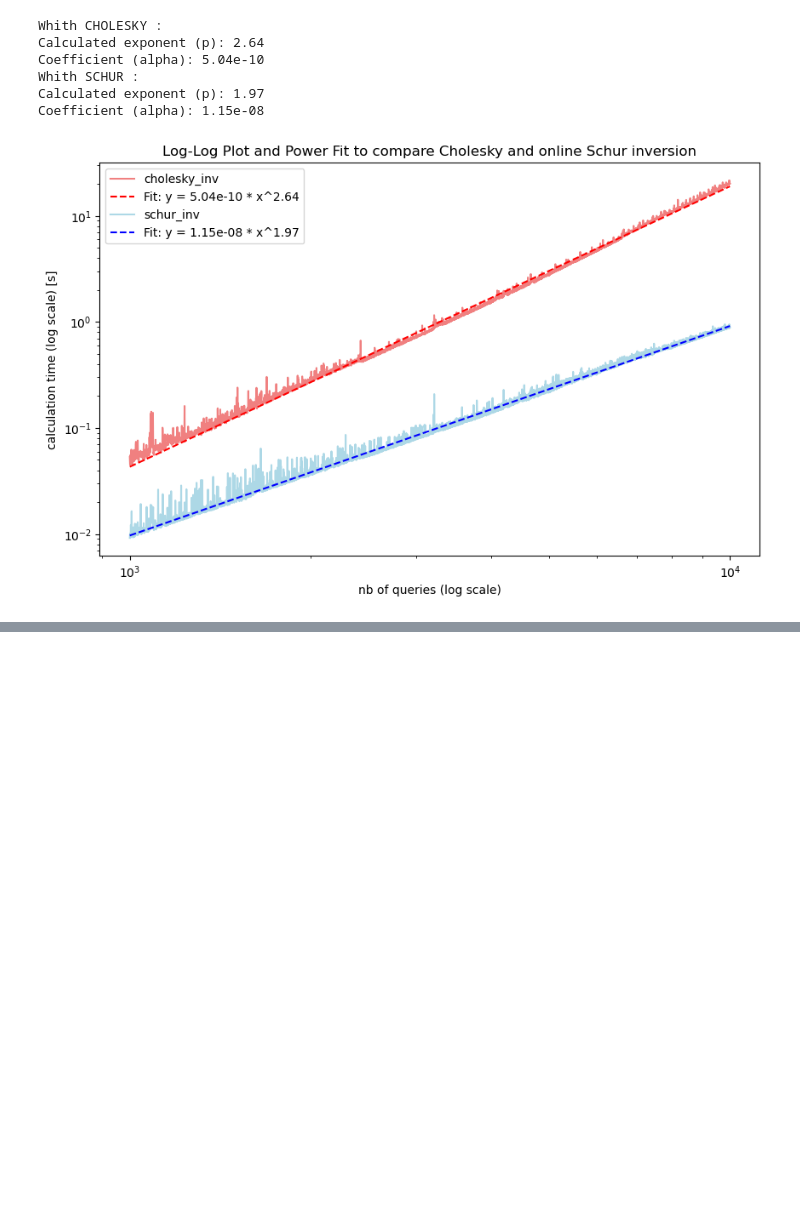
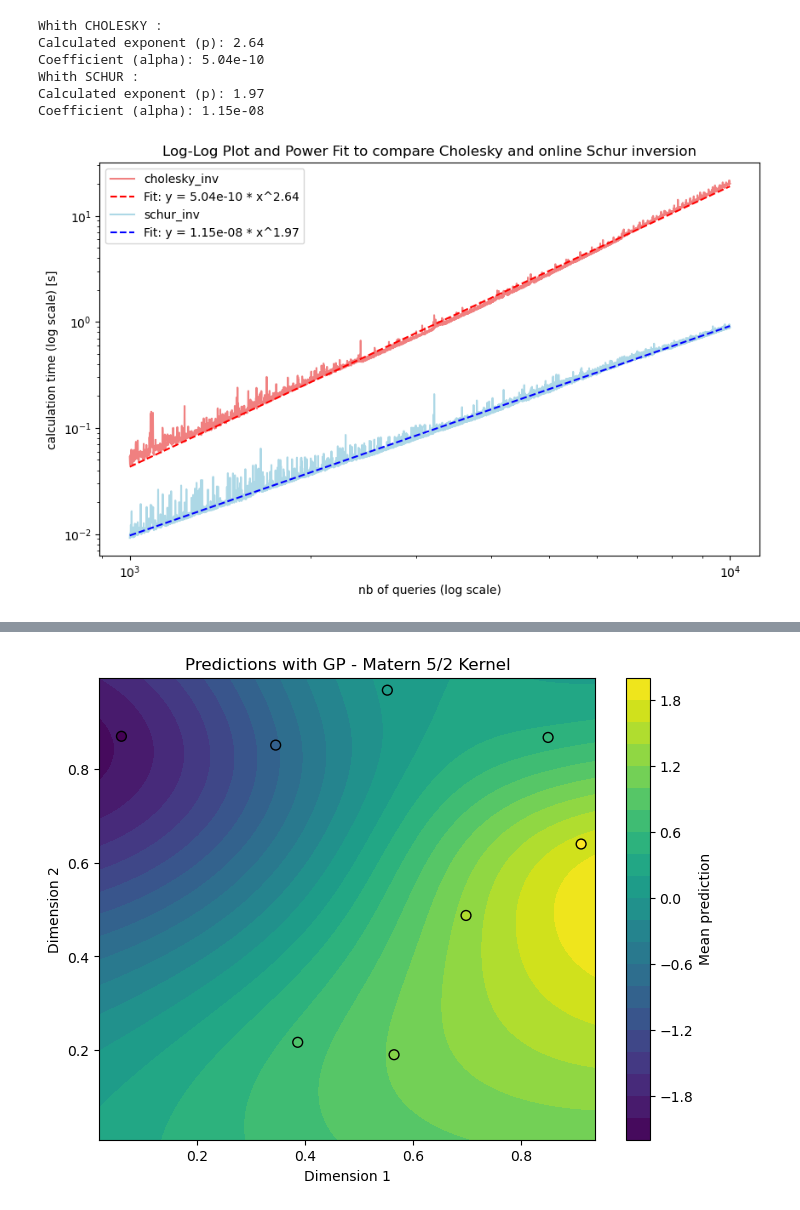
Before and after one commit to theodore2leusse/GPcustom, a Jupyter notebook: notebooks/GPcomparison.ipynb, the cells around one changed output, grey strips where cells are left out. Drawn from its saved outputs; the diff is of its cells as text; code cells hidden in the pictures; blank space fills up the shorter version.

```diff
--- a/notebooks/GPcomparison.ipynb
+++ b/notebooks/GPcomparison.ipynb
@@ -779,0 +283,91 @@ plt.show()
+# %%
+# Define the likelihood
+likelihood = gpytorch.likelihoods.GaussianLikelihood()
+
+# we will start with n1 points
+n1=8
+
+# Initialize the model with Matern 5/2 kernel
+model = GPytorchModel(train_X[:n1], train_Y[:n1], likelihood, kernel_type='Matern52')
+
+# Set the model to use double precision
+model.double()
+
+# Train the model
+optimal_hyperparams = model.train_model(train_X[:n1], train_Y[:n1], max_iters=100, lr=0.5, Verbose=True)
+
+# Display the optimal hyperparameters after convergence
+print("Optimal hyperparameters:")
+print(optimal_hyperparams)
+
+# Set the model to evaluation mode
+model.eval()
+likelihood.eval()
+
+# Create a grid for predictions
+x_min, x_max = train_X[:, 0].min().item(), train_X[:, 0].max().item()
+y_min, y_max = train_X[:, 1].min().item(), train_X[:, 1].max().item()
+xx, yy = np.meshgrid(np.linspace(x_min, x_max, 100), np.linspace(y_min, y_max, 100))
+grid = torch.tensor(np.vstack([xx.ravel(), yy.ravel()]).T, dtype=torch.float32)
+
+# Make a prediction
+with torch.no_grad(), gpytorch.settings.fast_pred_var():
+    observed_pred = model(grid)
+
+# Reshape the prediction for visualization
+pred_mean = observed_pred.mean.reshape(xx.shape)
+pred_std = observed_pred.variance.sqrt().reshape(xx.shape)
+
+# Visualize the predictions
+plt.figure(figsize=(8, 6))
+plt.contourf(xx, yy, pred_mean.numpy(), 20, cmap='viridis')
+plt.colorbar(label='Mean prediction')
+plt.scatter(train_X[:n1, 0].numpy(), train_X[:n1, 1].numpy(), c=train_Y[:n1].numpy(), s=50, edgecolor='k', cmap='viridis')
+plt.title("Predictions with GP - Matern 5/2 Kernel")
+plt.xlabel("Dimension 1")
+plt.ylabel("Dimension 2")
+plt.show()
+
+
+
+
+### ----- We add 3 more points to the training data ----- ###
+n2=n1+3
+
+# Update the model with new training data
+model.set_train_data(train_X[:n2], train_Y[:n2], strict=False)
+
+# Train the model again
+optimal_hyperparams = model.train_model(train_X[:n2], train_Y[:n2], max_iters=100, lr=0.5, Verbose=True)
+
+# Display the optimal hyperparameters after convergence
+print("Optimal hyperparameters:")
+print(optimal_hyperparams)
+
+# Set the model to evaluation mode
+model.eval()
+likelihood.eval()
+
+# Create a grid for predictions
+x_min, x_max = train_X[:, 0].min().item(), train_X[:, 0].max().item()
+y_min, y_max = train_X[:, 1].min().item(), train_X[:, 1].max().item()
+xx, yy = np.meshgrid(np.linspace(x_min, x_max, 100), np.linspace(y_min, y_max, 100))
+grid = torch.tensor(np.vstack([xx.ravel(), yy.ravel()]).T, dtype=torch.float32)
+
+# Make a prediction
+pred_mean, pred_std = model.predict(grid)
+
+# Reshape the prediction for visualization
+pred_mean = pred_mean.reshape(xx.shape)
+pred_std = pred_std.reshape(xx.shape)
+
+# Visualize the predictions
+plt.figure(figsize=(8, 6))
+plt.contourf(xx, yy, pred_mean.numpy(), 20, cmap='viridis')
+plt.colorbar(label='Mean prediction')
+plt.scatter(train_X[:n2, 0].numpy(), train_X[:n2, 1].numpy(), c=train_Y[:n2].numpy(), s=50, edgecolor='k', cmap='viridis')
+plt.title("Predictions with GP - Matern 5/2 Kernel")
+plt.xlabel("Dimension 1")
+plt.ylabel("Dimension 2")
+plt.show()
+# %% [output]
@@ -779,0 +391 @@ plt.show()
+[figure, added]
```
Also changed, not shown: parts of 59 cells of this notebook, 3 other files.
